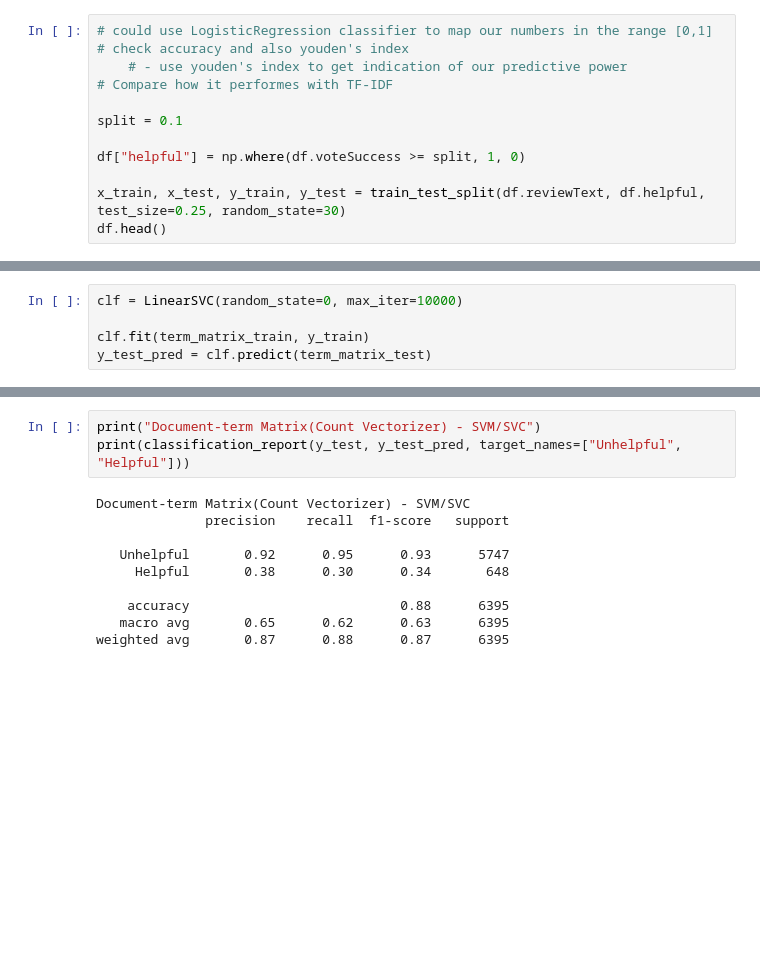
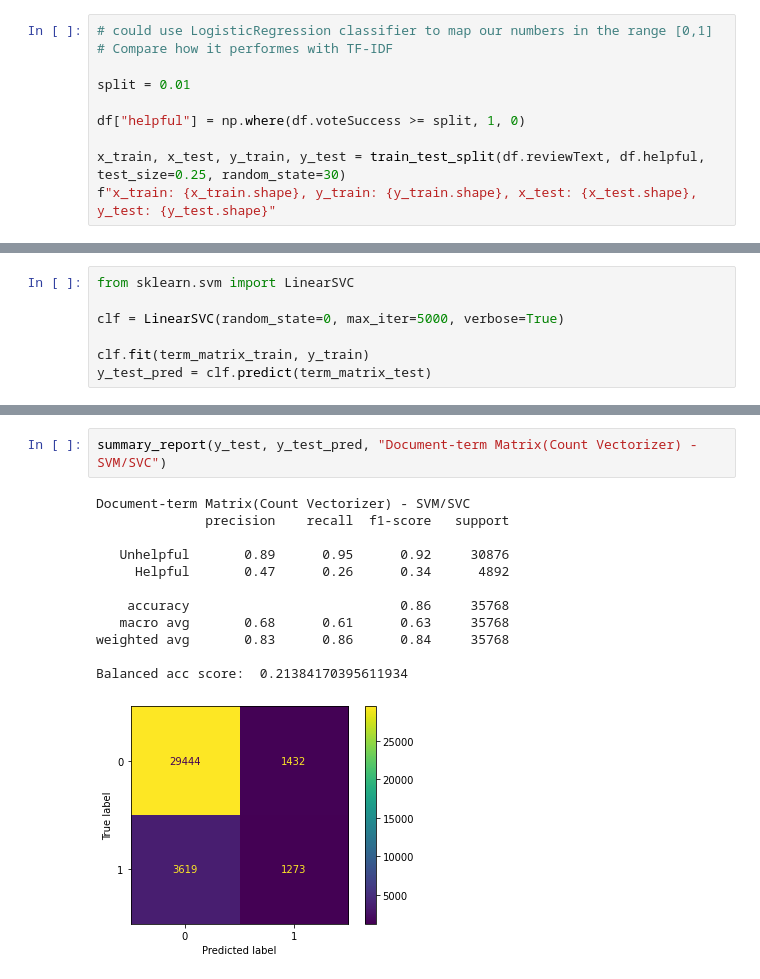
Before and after one commit to AndreasPB/aa-final-project-stuff, a Jupyter notebook: src/2_train/term_matrix.ipynb, the cells around one changed output, grey strips where cells are left out. Cells and saved outputs as stored; diff of their text form; blank space fills up the shorter version.

Commit message:
Add NN MLP Classifier, confusion matrix and balanced acc score

```diff
--- a/src/2_train/term_matrix.ipynb
+++ b/src/2_train/term_matrix.ipynb
@@ -22,13 +22,11 @@ df.head()
 # %%
 # could use LogisticRegression classifier to map our numbers in the range [0,1]
-# check accuracy and also youden's index
-    # - use youden's index to get indication of our predictive power
 # Compare how it performes with TF-IDF
 
-split = 0.1
+split = 0.01
 
 df["helpful"] = np.where(df.voteSuccess >= split, 1, 0)
 
 x_train, x_test, y_train, y_test = train_test_split(df.reviewText, df.helpful, test_size=0.25, random_state=30)
-df.head()
+f"x_train: {x_train.shape}, y_train: {y_train.shape}, x_test: {x_test.shape}, y_test: {y_test.shape}"
 # %% [output]
@@ -46,5 +59,7 @@ term_matrix_test = tm_vectorizer.transform(x_test)
 # %%
-clf = LinearSVC(random_state=0, max_iter=10000)
+from sklearn.svm import LinearSVC
+
+clf = LinearSVC(random_state=0, max_iter=5000, verbose=True)
 
 clf.fit(term_matrix_train, y_train)
 y_test_pred = clf.predict(term_matrix_test)
@@ -51,13 +75,15 @@ y_test_pred = clf.predict(term_matrix_test)
 # %%
-print("Document-term Matrix(Count Vectorizer) - SVM/SVC")
-print(classification_report(y_test, y_test_pred, target_names=["Unhelpful", "Helpful"]))
+summary_report(y_test, y_test_pred, "Document-term Matrix(Count Vectorizer) - SVM/SVC")
 # %% [output]
 Document-term Matrix(Count Vectorizer) - SVM/SVC
               precision    recall  f1-score   support
 
-   Unhelpful       0.92      0.95      0.93      5747
-     Helpful       0.38      0.30      0.34       648
+   Unhelpful       0.89      0.95      0.92     30876
+     Helpful       0.47      0.26      0.34      4892
 
-    accuracy                           0.88      6395
-   macro avg       0.65      0.62      0.63      6395
-weighted avg       0.87      0.88      0.87      6395
+    accuracy                           0.86     35768
+   macro avg       0.68      0.61      0.63     35768
+weighted avg       0.83      0.86      0.84     35768
+
+Balanced acc score:  0.21384170395611934
+[figure, added]
```
Also changed, not shown: parts of 11 cells of this notebook, 4 other files.
